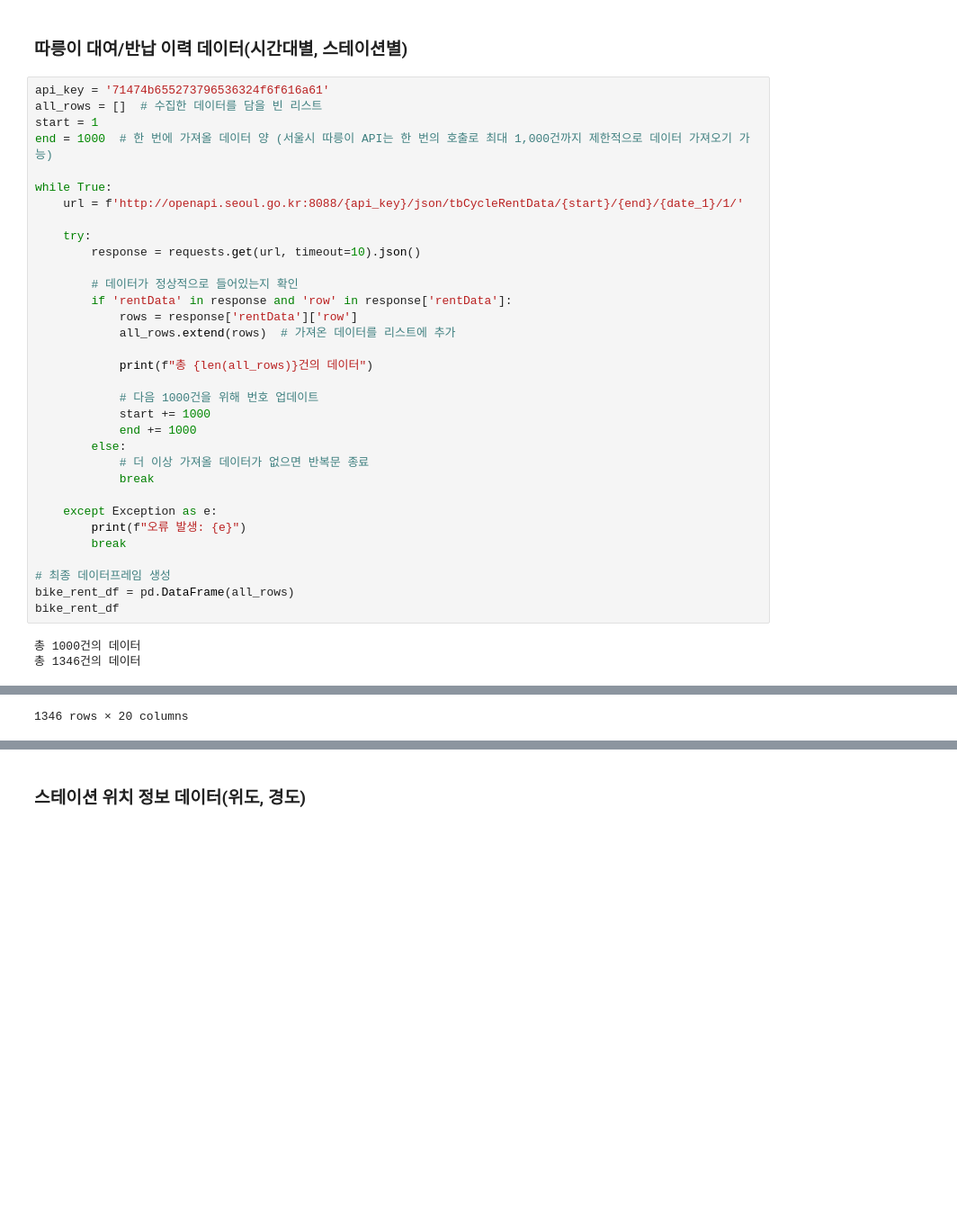
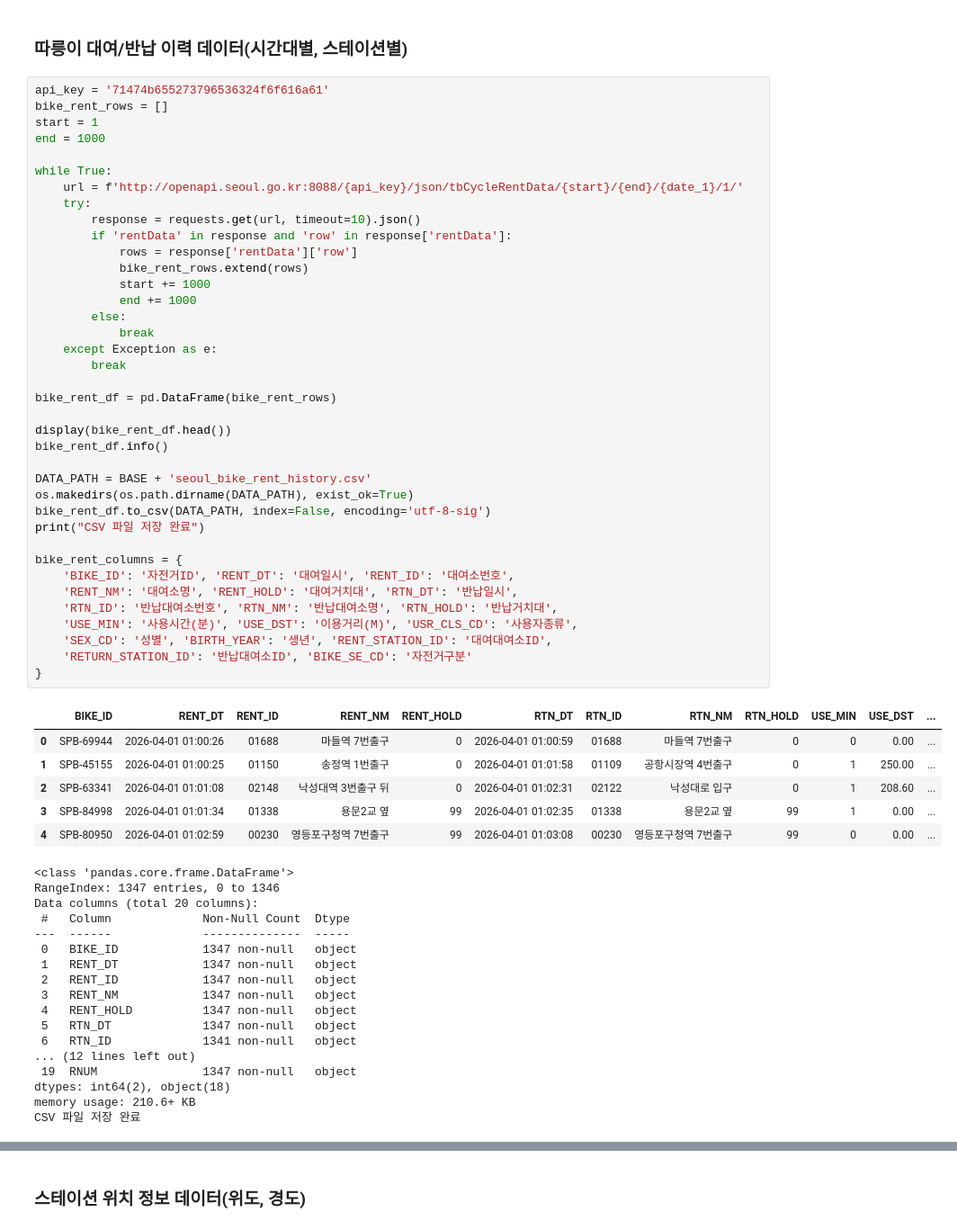
Before and after one commit to syeonris72/seoul-bicycle-analysis, a Jupyter notebook: sub/notebooks/seoul_bike.ipynb, the cells around one changed output, grey strips where cells are left out. Shown at 90% size. Saved outputs shown, nothing was run; the diff lists cells and outputs as text; blank space fills up the shorter version.

```diff
--- a/sub/notebooks/seoul_bike.ipynb
+++ b/sub/notebooks/seoul_bike.ipynb
@@ -37,37 +39,63 @@ date_2 = date.strftime('%Y%m%d')
 ### 따릉이 대여/반납 이력 데이터(시간대별, 스테이션별)
 # %%
 api_key = '71474b655273796536324f6f616a61'
-all_rows = []  # 수집한 데이터를 담을 빈 리스트
+bike_rent_rows = []
 start = 1
-end = 1000  # 한 번에 가져올 데이터 양 (서울시 따릉이 API는 한 번의 호출로 최대 1,000건까지 제한적으로 데이터 가져오기 가능)
+end = 1000
 
 while True:
     url = f'http://openapi.seoul.go.kr:8088/{api_key}/json/tbCycleRentData/{start}/{end}/{date_1}/1/'
-
     try:
         response = requests.get(url, timeout=10).json()
-
-        # 데이터가 정상적으로 들어있는지 확인
         if 'rentData' in response and 'row' in response['rentData']:
             rows = response['rentData']['row']
-            all_rows.extend(rows)  # 가져온 데이터를 리스트에 추가
-
-            print(f"총 {len(all_rows)}건의 데이터")
-
-            # 다음 1000건을 위해 번호 업데이트
+            bike_rent_rows.extend(rows)
             start += 1000
             end += 1000
         else:
-            # 더 이상 가져올 데이터가 없으면 반복문 종료
             break
-
     except Exception as e:
-        print(f"오류 발생: {e}")
         break
 
-# 최종 데이터프레임 생성
-bike_rent_df = pd.DataFrame(all_rows)
-bike_rent_df
+bike_rent_df = pd.DataFrame(bike_rent_rows)
+
+display(bike_rent_df.head())
+bike_rent_df.info()
+
+DATA_PATH = BASE + 'seoul_bike_rent_history.csv'
+os.makedirs(os.path.dirname(DATA_PATH), exist_ok=True)
+bike_rent_df.to_csv(DATA_PATH, index=False, encoding='utf-8-sig')
+print("CSV 파일 저장 완료")
+
+bike_rent_columns = {
+    'BIKE_ID': '자전거ID', 'RENT_DT': '대여일시', 'RENT_ID': '대여소번호',
+    'RENT_NM': '대여소명', 'RENT_HOLD': '대여거치대', 'RTN_DT': '반납일시',
+    'RTN_ID': '반납대여소번호', 'RTN_NM': '반납대여소명', 'RTN_HOLD': '반납거치대',
+    'USE_MIN': '사용시간(분)', 'USE_DST': '이용거리(M)', 'USR_CLS_CD': '사용자종류',
+    'SEX_CD': '성별', 'BIRTH_YEAR': '생년', 'RENT_STATION_ID': '대여대여소ID',
+    'RETURN_STATION_ID': '반납대여소ID', 'BIKE_SE_CD': '자전거구분'
+}
 # %% [output]
+|  | BIKE_ID | RENT_DT | RENT_ID | RENT_NM | RENT_HOLD | RTN_DT | RTN_ID | RTN_NM | RTN_HOLD | USE_MIN | USE_DST | ... |
+| 0 | SPB-69944 | 2026-04-01 01:00:26 | 01688 | 마들역 7번출구 | 0 | 2026-04-01 01:00:59 | 01688 | 마들역 7번출구 | 0 | 0 | 0.00 | ... |
+| 1 | SPB-45155 | 2026-04-01 01:00:25 | 01150 | 송정역 1번출구 | 0 | 2026-04-01 01:01:58 | 01109 | 공항시장역 4번출구 | 0 | 1 | 250.00 | ... |
+| 2 | SPB-63341 | 2026-04-01 01:01:08 | 02148 | 낙성대역 3번출구 뒤 | 0 | 2026-04-01 01:02:31 | 02122 | 낙성대로 입구 | 0 | 1 | 208.60 | ... |
+| 3 | SPB-84998 | 2026-04-01 01:01:34 | 01338 | 용문2교 옆 | 99 | 2026-04-01 01:02:35 | 01338 | 용문2교 옆 | 99 | 1 | 0.00 | ... |
+| 4 | SPB-80950 | 2026-04-01 01:02:59 | 00230 | 영등포구청역 7번출구 | 99 | 2026-04-01 01:03:08 | 00230 | 영등포구청역 7번출구 | 99 | 0 | 0.00 | ... |
-총 1000건의 데이터
-총 1346건의 데이터
+<class 'pandas.core.frame.DataFrame'>
+RangeIndex: 1347 entries, 0 to 1346
+Data columns (total 20 columns):
+ #   Column             Non-Null Count  Dtype
+---  ------             --------------  -----
+ 0   BIKE_ID            1347 non-null   object
+ 1   RENT_DT            1347 non-null   object
+ 2   RENT_ID            1347 non-null   object
+ 3   RENT_NM            1347 non-null   object
+ 4   RENT_HOLD          1347 non-null   object
+ 5   RTN_DT             1347 non-null   object
+ 6   RTN_ID             1341 non-null   object
+... (12 lines left out)
+ 19  RNUM               1347 non-null   object
+dtypes: int64(2), object(18)
+memory usage: 210.6+ KB
+CSV 파일 저장 완료
@@ -86 +101,0 @@ bike_rent_df
-1346 rows × 20 columns
```
Also changed, not shown: parts of 71 cells of this notebook.
